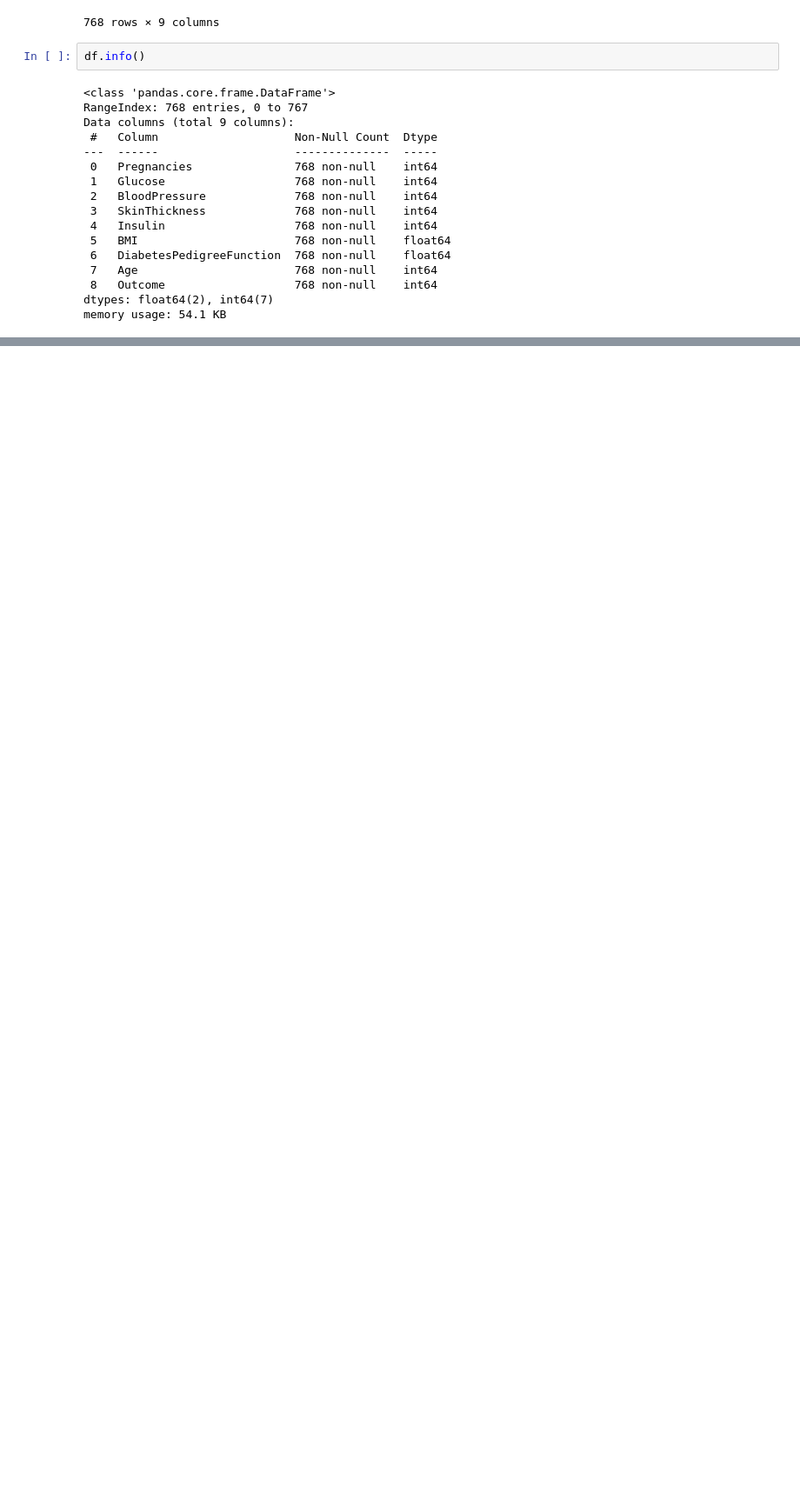
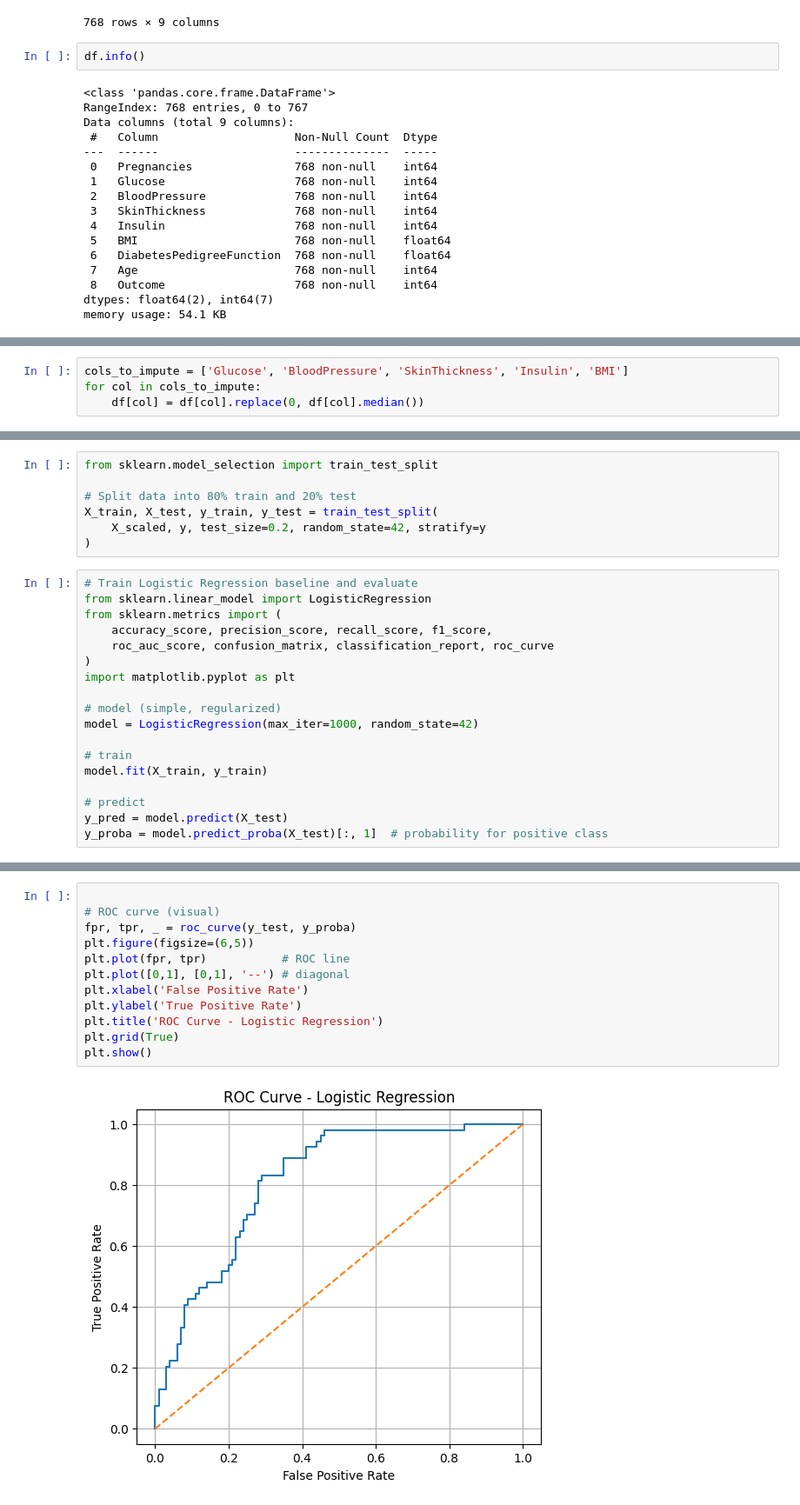
Before and after one commit to zogle-labs/learning-ai-ml, a Jupyter notebook: notebooks/01_data_exploration.ipynb, the cells around one changed output, grey strips where cells are left out. Shown: that part at 87% size. Saved outputs shown, nothing was run; the diff lists cells and outputs as text; blank space fills up the shorter version.

Commit message:
complete working model for diabetes prediction

```diff
--- a/notebooks/01_data_exploration.ipynb
+++ b/notebooks/01_data_exploration.ipynb
@@ -62,0 +97,4 @@ Length: 768, dtype: bool
+# %%
+cols_to_impute = ['Glucose', 'BloodPressure', 'SkinThickness', 'Insulin', 'BMI']
+for col in cols_to_impute:
+    df[col] = df[col].replace(0, df[col].median())
@@ -62,0 +136,25 @@ Length: 768, dtype: bool
+# %%
+from sklearn.model_selection import train_test_split
+
+# Split data into 80% train and 20% test
+X_train, X_test, y_train, y_test = train_test_split(
+    X_scaled, y, test_size=0.2, random_state=42, stratify=y
+)
+# %%
+# Train Logistic Regression baseline and evaluate
+from sklearn.linear_model import LogisticRegression
+from sklearn.metrics import (
+    accuracy_score, precision_score, recall_score, f1_score,
+    roc_auc_score, confusion_matrix, classification_report, roc_curve
+)
+import matplotlib.pyplot as plt
+
+# model (simple, regularized)
+model = LogisticRegression(max_iter=1000, random_state=42)
+
+# train
+model.fit(X_train, y_train)
+
+# predict
+y_pred = model.predict(X_test)
+y_proba = model.predict_proba(X_test)[:, 1]  # probability for positive class
@@ -62,0 +197,14 @@ Length: 768, dtype: bool
+# %%
+
+# ROC curve (visual)
+fpr, tpr, _ = roc_curve(y_test, y_proba)
+plt.figure(figsize=(6,5))
+plt.plot(fpr, tpr)           # ROC line
+plt.plot([0,1], [0,1], '--') # diagonal
+plt.xlabel('False Positive Rate')
+plt.ylabel('True Positive Rate')
+plt.title('ROC Curve - Logistic Regression')
+plt.grid(True)
+plt.show()
+# %% [output]
+[figure, added]
```
Also changed, not shown: parts of 11 cells of this notebook, 2 other files.
